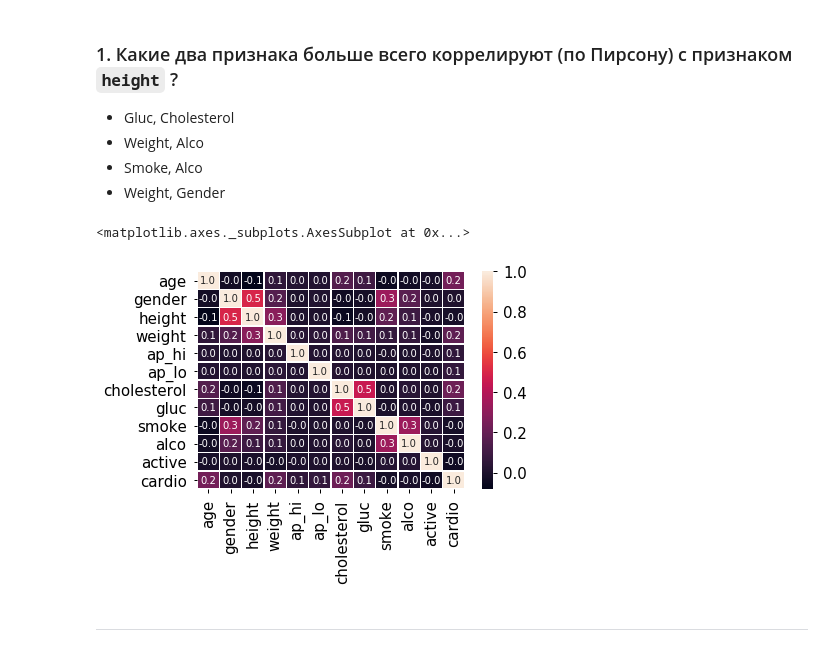
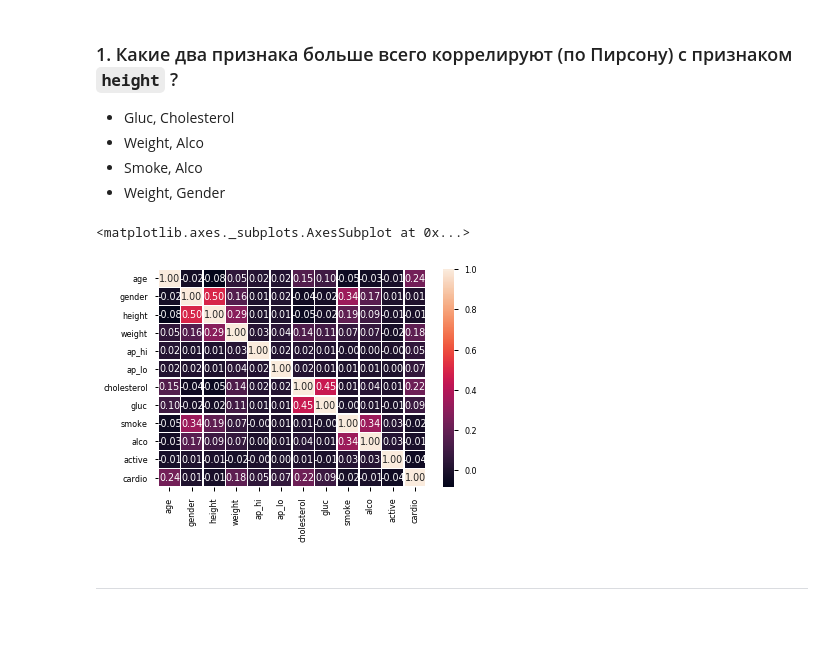
Before and after one commit to avgoncharov/mlcourse_open, a Jupyter notebook: jupyter_russian/homeworks/hw2_session3_visual_data_analysis.ipynb, the cells around one changed output. Cells and saved outputs as stored; diff of their text form; code cells hidden in the pictures; blank space fills up the shorter version.

```diff
--- a/jupyter_russian/homeworks/hw2_session3_visual_data_analysis.ipynb
+++ b/jupyter_russian/homeworks/hw2_session3_visual_data_analysis.ipynb
@@ -63,7 +63,7 @@ import matplotlib.ticker
 # настройка внешнего вида графиков в seaborn
 sns.set_context(
     "notebook",
-    font_scale = 1.5,
+    font_scale = 0.8,
     rc = {
         "figure.figsize" : (12, 9),
         "axes.titlesize" : 18
@@ -183,19 +183,19 @@ cardio
 - Smoke, Alco
 - Weight, Gender
 # %%
-hm = train.corr(method='pearson', min_periods=1)
-sns.heatmap(hm, annot=True, fmt=".1f", linewidths=.5)
+hm = train.corr(method='pearson', min_periods=0.5)
+sns.heatmap(hm, annot=True, fmt=".2f", linewidths=.5)
 
 
 #hm_correlation_plot = df.pivot_table(
  #                       index='Platform',
   #                      columns='Genre',
 #                         values='Global_Sales',
                         #aggfunc=sum).fillna(0).applymap(float)
 #sns.heatmap(platform_genre_sales, annot=True, fmt=".1f", linewidths=.5)
 # %% [output]
 <matplotlib.axes._subplots.AxesSubplot at 0x...>
-[figure, old version]
+[figure, new version]
 # %% [markdown]
 ---
 # %% [markdown]
```
Also changed, not shown: parts of 8 cells of this notebook.
